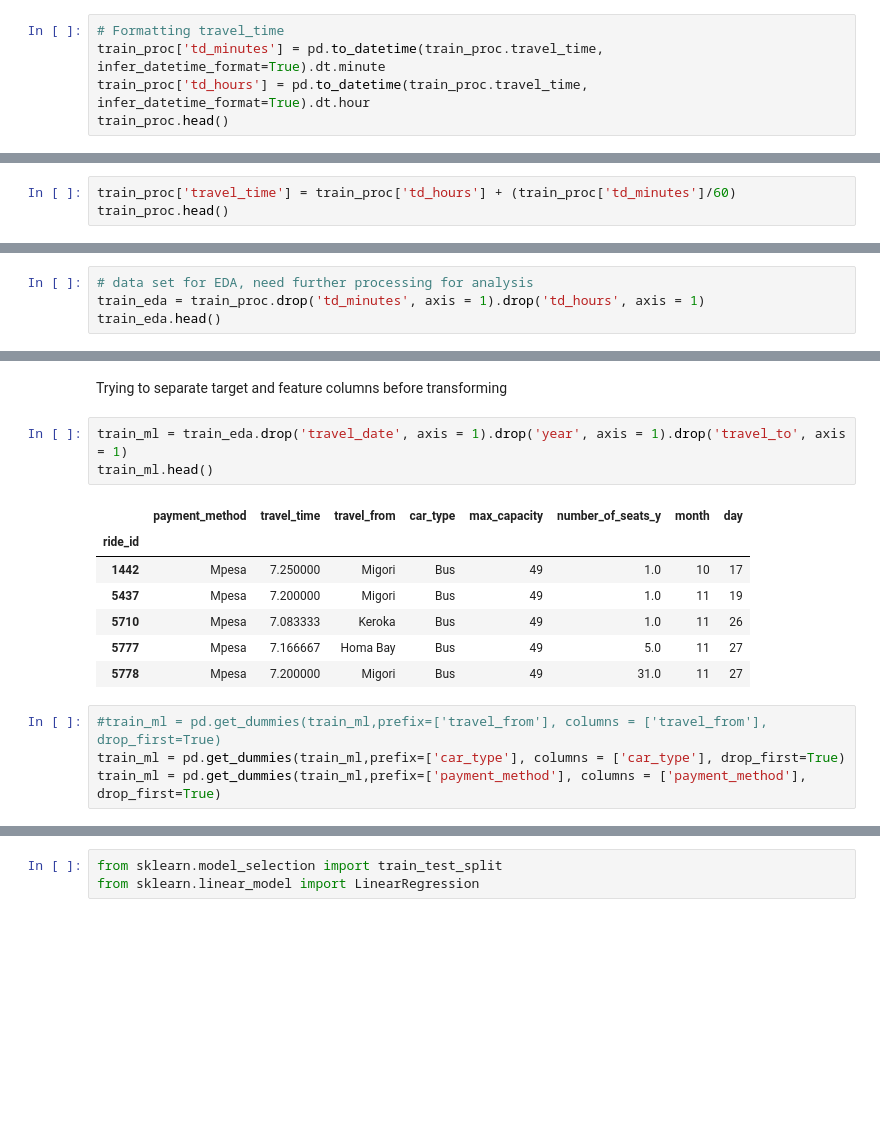
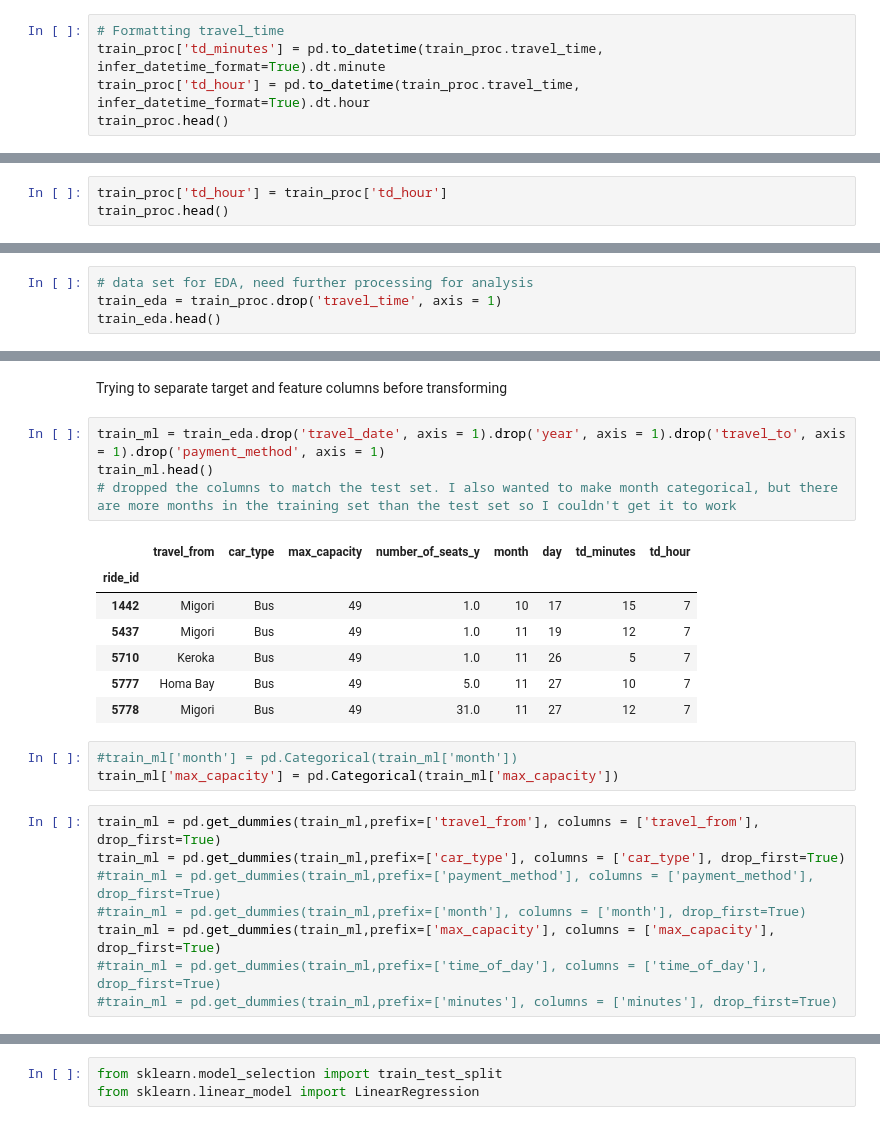
Before and after one commit to emcfalls/Class-Project-IX, a Jupyter notebook: Solo Exploration.ipynb, the cells around one changed output, grey strips where cells are left out. Saved outputs shown, nothing was run; the diff lists cells and outputs as text; blank space fills up the shorter version.

```diff
--- a/Solo Exploration.ipynb
+++ b/Solo Exploration.ipynb
@@ -136,7 +140,7 @@ train_proc.head()
 # %%
 # Formatting travel_time
 train_proc['td_minutes'] = pd.to_datetime(train_proc.travel_time, infer_datetime_format=True).dt.minute
-train_proc['td_hours'] = pd.to_datetime(train_proc.travel_time, infer_datetime_format=True).dt.hour
+train_proc['td_hour'] = pd.to_datetime(train_proc.travel_time, infer_datetime_format=True).dt.hour
 train_proc.head()
 # %% [output]
 |  | payment_method | travel_date | travel_time | travel_from | travel_to | car_type | max_capacity | ... |
@@ -146,6 +150,3 @@ train_proc.head()
 | 5710 | Mpesa | 2017-11-26 | 7:05 | Keroka | Nairobi | Bus | 49 | ... |
 | 5777 | Mpesa | 2017-11-27 | 7:10 | Homa Bay | Nairobi | Bus | 49 | ... |
 | 5778 | Mpesa | 2017-11-27 | 7:12 | Migori | Nairobi | Bus | 49 | ... |
-# %%
-train_proc['travel_time'] = train_proc['td_hours'] + (train_proc['td_minutes']/60)
-train_proc.head()
@@ -159,0 +153,3 @@ train_proc.head()
+# %%
+train_proc['td_hour'] = train_proc['td_hour']
+train_proc.head()
@@ -160,5 +189,5 @@ train_proc.head()
 # %%
 # data set for EDA, need further processing for analysis
-train_eda = train_proc.drop('td_minutes', axis = 1).drop('td_hours', axis = 1)
+train_eda = train_proc.drop('travel_time', axis = 1)
 train_eda.head()
 # %% [output]
@@ -260,18 +309,26 @@ train_eda.groupby('travel_from')[['number_of_seats_y']].agg(['min', 'mean', 'med
 # %% [markdown]
 Trying to separate target and feature columns before transforming
 # %%
-train_ml = train_eda.drop('travel_date', axis = 1).drop('year', axis = 1).drop('travel_to', axis = 1)
+train_ml = train_eda.drop('travel_date', axis = 1).drop('year', axis = 1).drop('travel_to', axis = 1).drop('payment_method', axis = 1)
 train_ml.head()
+# dropped the columns to match the test set. I also wanted to make month categorical, but there are more months in the training set than the test set so I couldn't get it to work
 # %% [output]
-|  | payment_method | travel_time | travel_from | car_type | max_capacity | number_of_seats_y | month | day |
+|  | travel_from | car_type | max_capacity | number_of_seats_y | month | day | td_minutes | td_hour |
 | ride_id |  |  |  |  |  |  |  |  |
-| 1442 | Mpesa | 7.250000 | Migori | Bus | 49 | 1.0 | 10 | 17 |
-| 5437 | Mpesa | 7.200000 | Migori | Bus | 49 | 1.0 | 11 | 19 |
-| 5710 | Mpesa | 7.083333 | Keroka | Bus | 49 | 1.0 | 11 | 26 |
-| 5777 | Mpesa | 7.166667 | Homa Bay | Bus | 49 | 5.0 | 11 | 27 |
-| 5778 | Mpesa | 7.200000 | Migori | Bus | 49 | 31.0 | 11 | 27 |
+| 1442 | Migori | Bus | 49 | 1.0 | 10 | 17 | 15 | 7 |
+| 5437 | Migori | Bus | 49 | 1.0 | 11 | 19 | 12 | 7 |
+| 5710 | Keroka | Bus | 49 | 1.0 | 11 | 26 | 5 | 7 |
+| 5777 | Homa Bay | Bus | 49 | 5.0 | 11 | 27 | 10 | 7 |
+| 5778 | Migori | Bus | 49 | 31.0 | 11 | 27 | 12 | 7 |
+# %%
+#train_ml['month'] = pd.Categorical(train_ml['month'])
+train_ml['max_capacity'] = pd.Categorical(train_ml['max_capacity'])
 # %%
-#train_ml = pd.get_dummies(train_ml,prefix=['travel_from'], columns = ['travel_from'], drop_first=True)
+train_ml = pd.get_dummies(train_ml,prefix=['travel_from'], columns = ['travel_from'], drop_first=True)
 train_ml = pd.get_dummies(train_ml,prefix=['car_type'], columns = ['car_type'], drop_first=True)
-train_ml = pd.get_dummies(train_ml,prefix=['payment_method'], columns = ['payment_method'], drop_first=True)
+#train_ml = pd.get_dummies(train_ml,prefix=['payment_method'], columns = ['payment_method'], drop_first=True)
+#train_ml = pd.get_dummies(train_ml,prefix=['month'], columns = ['month'], drop_first=True)
+train_ml = pd.get_dummies(train_ml,prefix=['max_capacity'], columns = ['max_capacity'], drop_first=True)
+#train_ml = pd.get_dummies(train_ml,prefix=['time_of_day'], columns = ['time_of_day'], drop_first=True)
+#train_ml = pd.get_dummies(train_ml,prefix=['minutes'], columns = ['minutes'], drop_first=True)
 # %%
```
Also changed, not shown: parts of 57 cells of this notebook.
